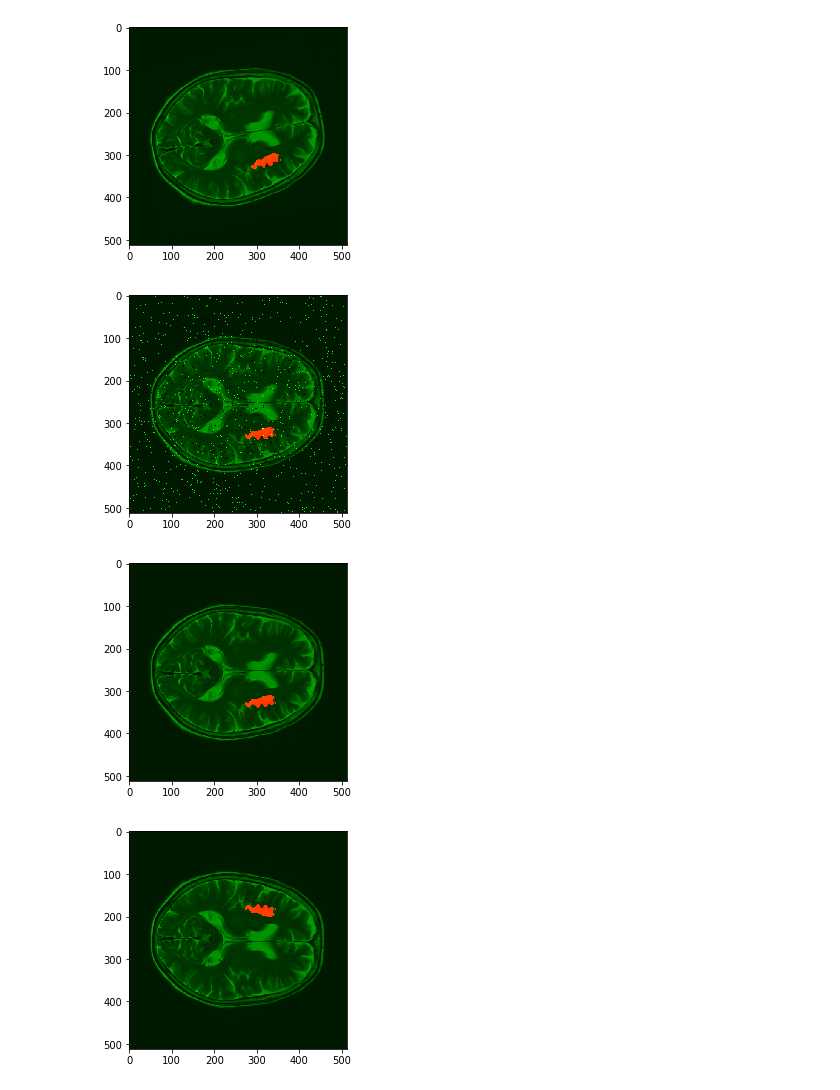
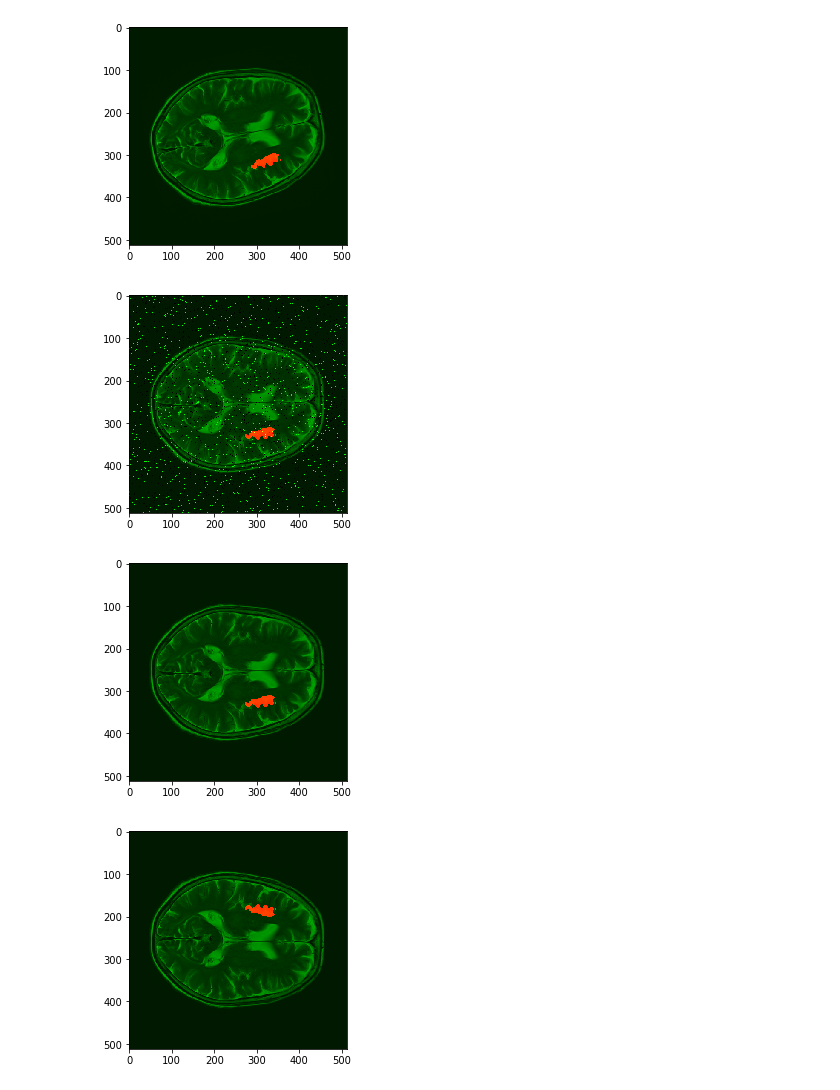
Before and after one commit to devhliu/MIP-DeepStroke, a Jupyter notebook: Data_Augmentation.ipynb, the cells around one changed output. Drawn from its saved outputs; the diff is of its cells as text; code cells hidden in the pictures.

```diff
--- a/Data_Augmentation.ipynb
+++ b/Data_Augmentation.ipynb
@@ -95,11 +121,11 @@ def salt_and_pepper(imgsx,imgsy, salt_vs_pepper=0.2, amount=0.04):
 
     return salted, imgsy
 # %%
-a,b = salt_and_pepper(x,y,salt_vs_pepper=0.4,amount=0.04)
+a,b = salt_and_pepper(x,y,salt_vs_pepper=0.4,amount=0.05)
 plot(a,b)
 plot(x,y)
 # %% [output]
-[figure, old version]
+[figure, new version]
 [figure]
 # %%
 a,b = flip(x,y,axis=0)
```
Also changed, not shown: parts of 7 cells of this notebook, 2 other files.
